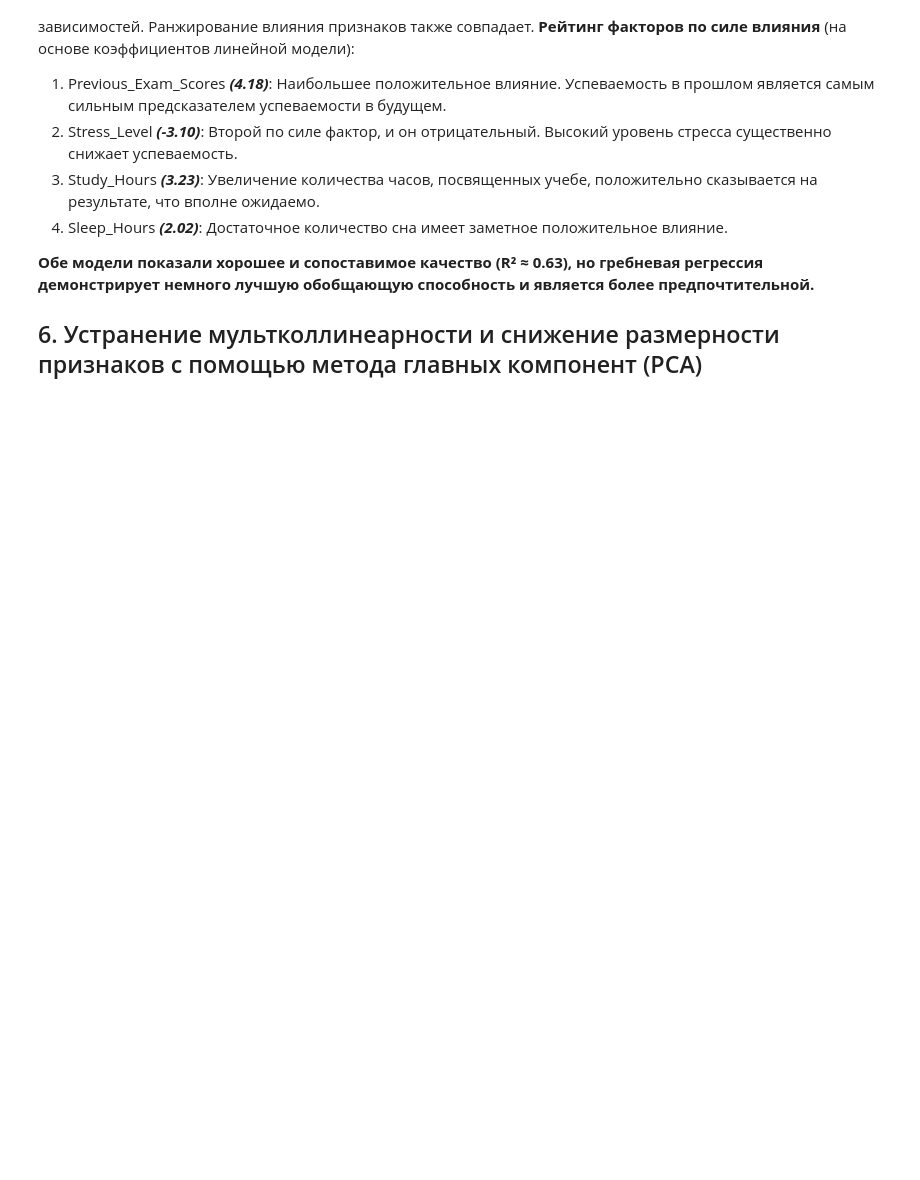
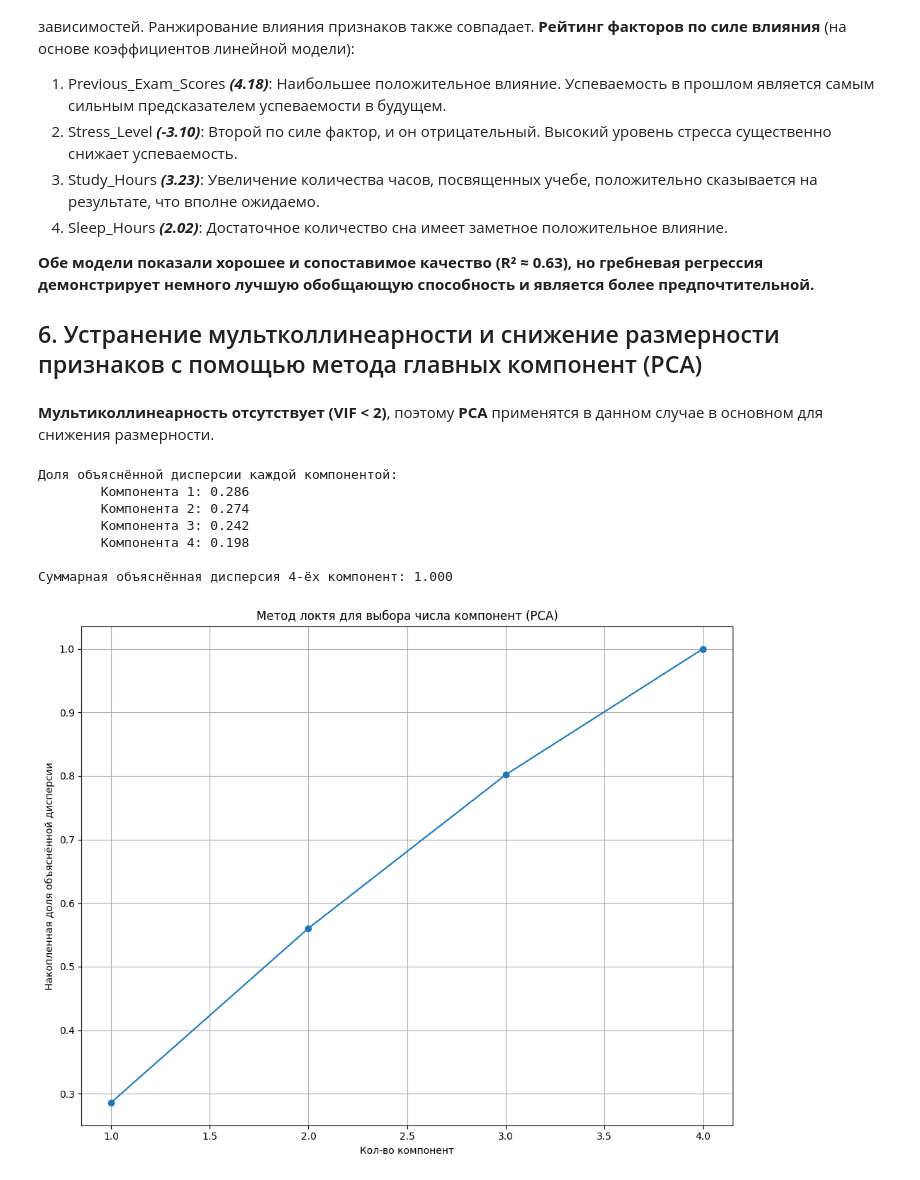
Before and after one commit to rochaldo1/Machine_Learning, a Jupyter notebook: lab_1.ipynb, the cells around one changed output. Saved outputs shown, nothing was run; the diff lists cells and outputs as text; code cells hidden in the pictures; blank space fills up the shorter version.

```diff
--- a/lab_1.ipynb
+++ b/lab_1.ipynb
@@ -472,3 +458,37 @@ print(comparison)
 **Обе модели показали хорошее и сопоставимое качество (R² ≈ 0.63), но гребневая регрессия демонстрирует немного лучшую обобщающую способность и является более предпочтительной.**
 
 ## 6. Устранение мультколлинеарности и снижение размерности признаков с помощью метода главных компонент (PCA)
+# %% [markdown]
+**Мультиколлинеарность отсутствует (VIF < 2)**, поэтому **PCA** применятся в данном случае в основном для снижения размерности.
+# %%
+from sklearn.decomposition import PCA
+
+X_scaled = scaler.fit_transform(X)
+
+pca = PCA()
+X_PCA = pca.fit_transform(X_scaled)
+
+explained_variance_ratio = np.cumsum(pca.explained_variance_ratio_)
+
+print('Доля объяснённой дисперсии каждой компонентой:')
+for i, ratio in enumerate(pca.explained_variance_ratio_, start=1):
+    print(f'\tКомпонента {i}: {ratio:.3f}')
+print(f'\nСуммарная объяснённая дисперсия 4-ёх компонент: {explained_variance_ratio[-1]:.3f}')
+
+plt.figure(figsize=(10, 8))
+plt.plot(range(1, len(explained_variance_ratio) + 1), explained_variance_ratio, marker='o')
+plt.title('Метод локтя для выбора числа компонент (PCA)')
+plt.xlabel('Кол-во компонент')
+plt.ylabel('Накопленная доля объяснённой дисперсии')
+plt.grid(True)
+plt.tight_layout()
+plt.show()
+# %% [output]
+Доля объяснённой дисперсии каждой компонентой:
+        Компонента 1: 0.286
+        Компонента 2: 0.274
+        Компонента 3: 0.242
+        Компонента 4: 0.198
+
+Суммарная объяснённая дисперсия 4-ёх компонент: 1.000
+[figure, added]
```
Also changed, not shown: parts of 6 cells of this notebook.
